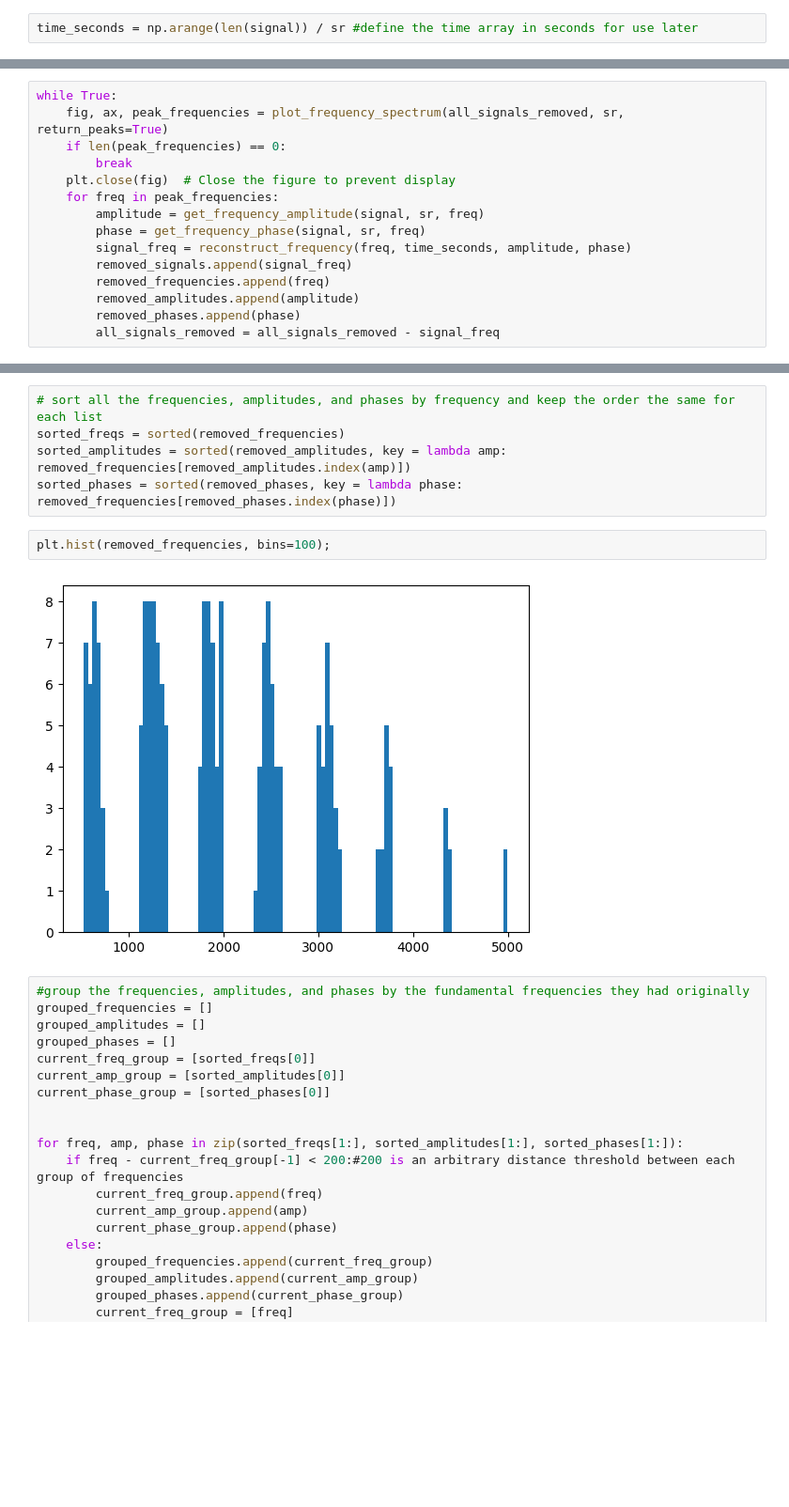
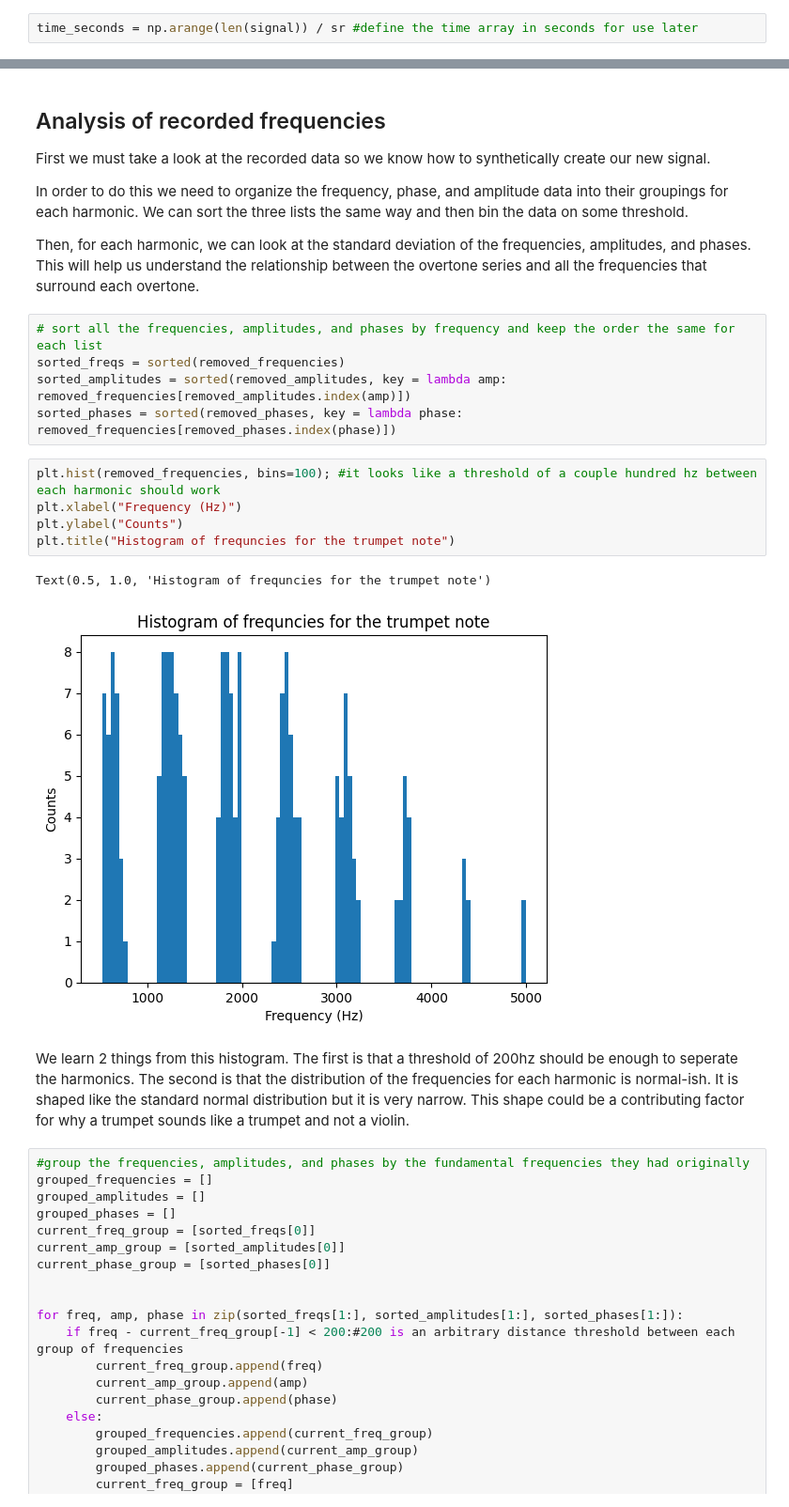
Before and after one commit to mschmidlin1/harmonic-series-analysis, a Jupyter notebook: 4.0 trumpet sound composition.ipynb, the cells around one changed output, grey strips where cells are left out. Shown at 94% size. Drawn from its saved outputs; the diff is of its cells as text; blank space fills up the shorter version.

Commit message:
finished-need proofing

```diff
--- a/4.0 trumpet sound composition.ipynb
+++ b/4.0 trumpet sound composition.ipynb
@@ -376,15 +465,0 @@ fig, ax, peak_frequencies = plot_frequency_spectrum(all_signals_removed, sr, ret
-# %%
-while True:
-    fig, ax, peak_frequencies = plot_frequency_spectrum(all_signals_removed, sr, return_peaks=True)
-    if len(peak_frequencies) == 0:
-        break
-    plt.close(fig)  # Close the figure to prevent display
-    for freq in peak_frequencies:
-        amplitude = get_frequency_amplitude(signal, sr, freq)
-        phase = get_frequency_phase(signal, sr, freq)
-        signal_freq = reconstruct_frequency(freq, time_seconds, amplitude, phase)
-        removed_signals.append(signal_freq)
-        removed_frequencies.append(freq)
-        removed_amplitudes.append(amplitude)
-        removed_phases.append(phase)
-        all_signals_removed = all_signals_removed - signal_freq
@@ -419,12 +541,26 @@ ipd.Audio(data=summed_signal, rate=sr)
+# %% [markdown]
+## Analysis of recorded frequencies
+
+First we must take a look at the recorded data so we know how to synthetically create our new signal.
+
+In order to do this we need to organize the frequency, phase, and amplitude data into their groupings for each harmonic. We can sort the three lists the same way and then bin the data on some threshold.
+
+Then, for each harmonic, we can look at the standard deviation of the frequencies, amplitudes, and phases. This will help us understand the relationship between the overtone series and all the frequencies that surround each overtone.
 # %%
 # sort all the frequencies, amplitudes, and phases by frequency and keep the order the same for each list
 sorted_freqs = sorted(removed_frequencies)
 sorted_amplitudes = sorted(removed_amplitudes, key = lambda amp: removed_frequencies[removed_amplitudes.index(amp)])
 sorted_phases = sorted(removed_phases, key = lambda phase: removed_frequencies[removed_phases.index(phase)])
-# %%
-plt.hist(removed_frequencies, bins=100);
-# %% [output]
-[figure, removed]
+# %%
+plt.hist(removed_frequencies, bins=100); #it looks like a threshold of a couple hundred hz between each harmonic should work
+plt.xlabel("Frequency (Hz)")
+plt.ylabel("Counts")
+plt.title("Histogram of frequncies for the trumpet note")
+# %% [output]
+Text(0.5, 1.0, 'Histogram of frequncies for the trumpet note')
+[figure, added]
+# %% [markdown]
+We learn 2 things from this histogram. The first is that a threshold of 200hz should be enough to seperate the harmonics. The second is that the distribution of the frequencies for each harmonic is normal-ish. It is shaped like the standard normal distribution but it is very narrow. This shape could be a contributing factor for why a trumpet sounds like a trumpet and not a violin.
 # %%
 #group the frequencies, amplitudes, and phases by the fundamental frequencies they had originally
 grouped_frequencies = []
```
Also changed, not shown: parts of 95 cells of this notebook.
